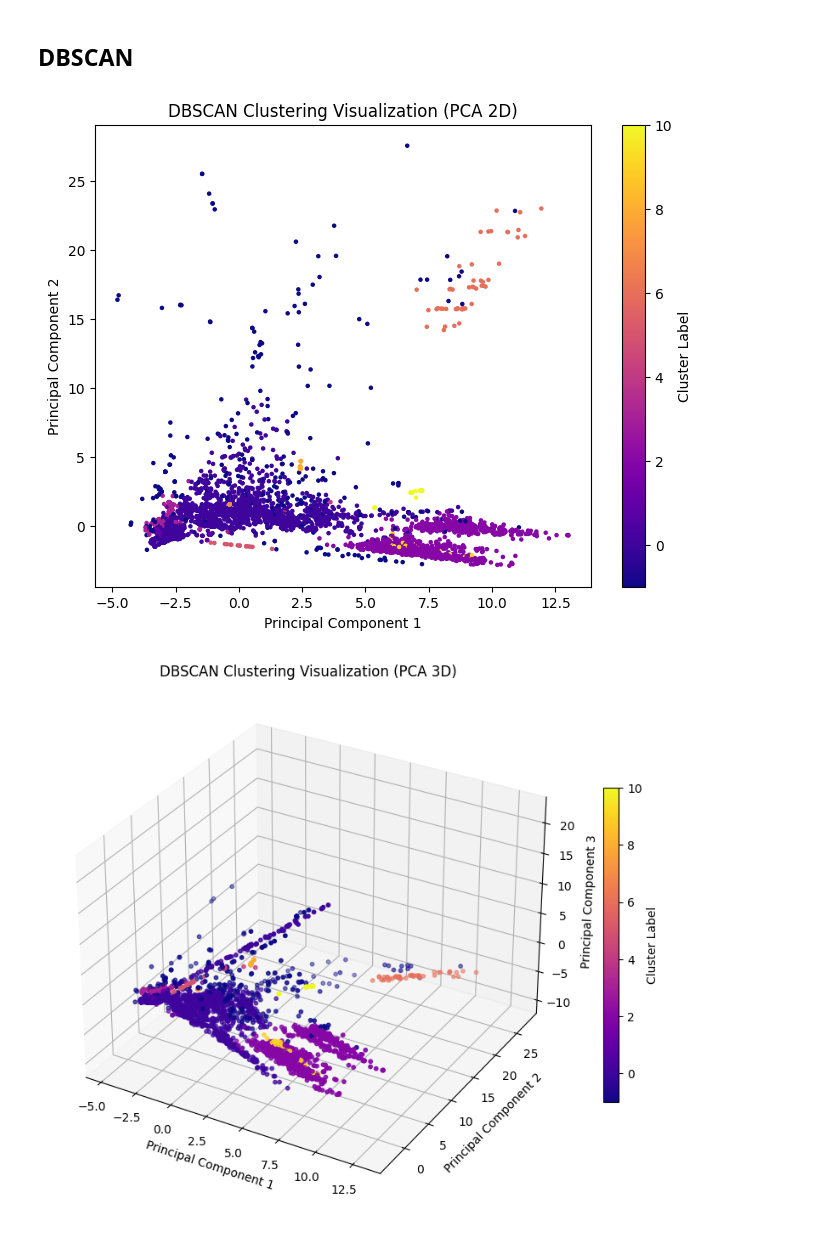
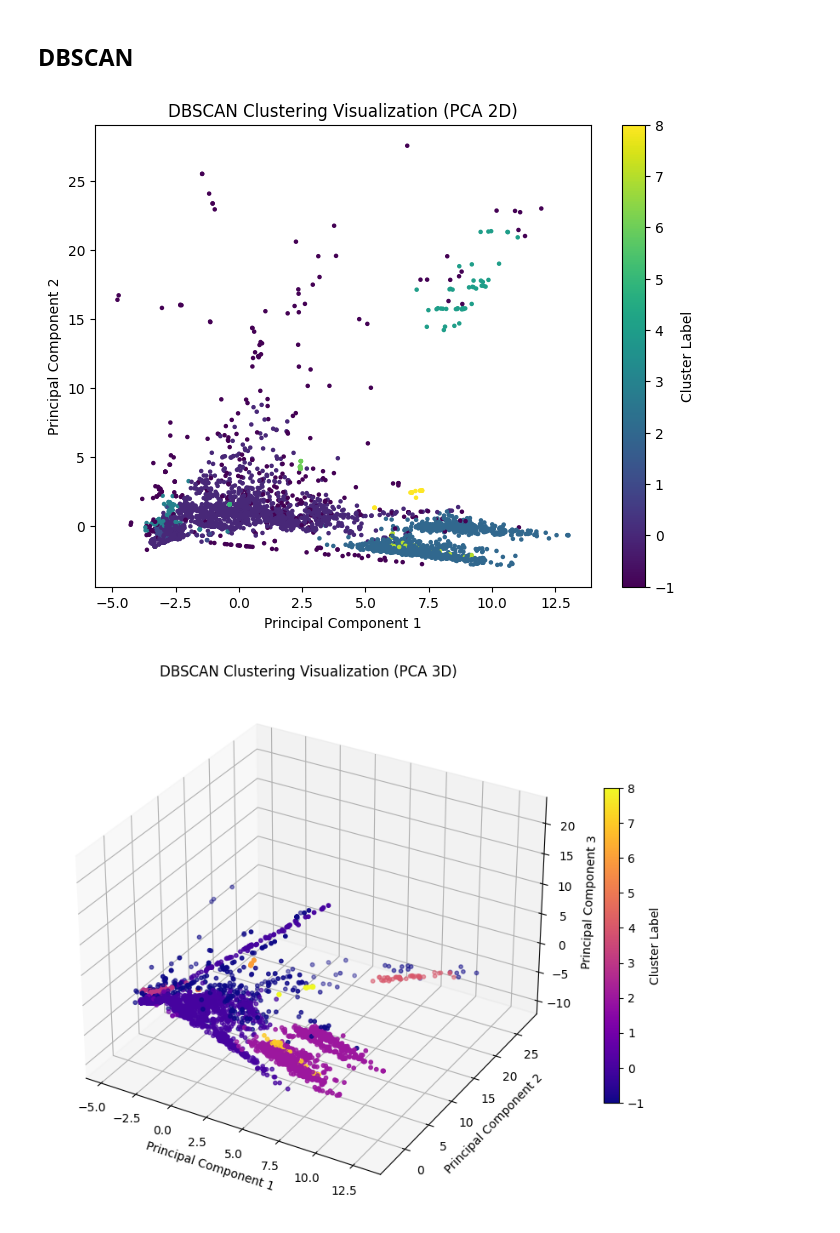
Before and after one commit to FarrelAD/CIC-IDS-2017-Clustering-Case-Study, a Jupyter notebook: notebook.ipynb, the cells around one changed output. Saved outputs shown, nothing was run; the diff lists cells and outputs as text; code cells hidden in the pictures.

```diff
--- a/notebook.ipynb
+++ b/notebook.ipynb
@@ -277,7 +277,7 @@ Based on the visualization, the epsilon maybe at `4-5`
 # %% [markdown]
 ### Model Training
 # %%
-dbscan = DBSCAN(eps=4, min_samples=10)
+dbscan = DBSCAN(eps=4, min_samples=15)
 dbscan_labels = dbscan.fit_predict(X_sample)
 # %%
 score = silhouette_score(X_sample, dbscan_labels)
@@ -343,35 +343,35 @@ plt.figure(figsize=(8, 6))
 plt.scatter(
     reduced_2d[:, 0], reduced_2d[:, 1],
     c=labels,
-    cmap='plasma',
+    cmap='viridis',
     s=5
 )
 plt.title("DBSCAN Clustering Visualization (PCA 2D)")
 plt.xlabel("Principal Component 1")
 plt.ylabel("Principal Component 2")
 plt.colorbar(label='Cluster Label')
 plt.show()
 
 # 3D Plot
 fig = plt.figure(figsize=(10, 8))
 ax = fig.add_subplot(111, projection='3d')
 
 scatter = ax.scatter(
     reduced_3d[:, 0],
     reduced_3d[:, 1],
     reduced_3d[:, 2],
     c=labels,
     cmap='plasma',
     s=10
 )
 
 ax.set_title("DBSCAN Clustering Visualization (PCA 3D)")
 ax.set_xlabel("Principal Component 1")
 ax.set_ylabel("Principal Component 2")
 ax.set_zlabel("Principal Component 3")
 
 fig.colorbar(scatter, label='Cluster Label', shrink=0.6)
 plt.show()
 # %% [output]
-[figure, old version]
+[figure, new version]
-[figure, old version]
+[figure, new version]
```
Also changed, not shown: parts of 5 cells of this notebook.
